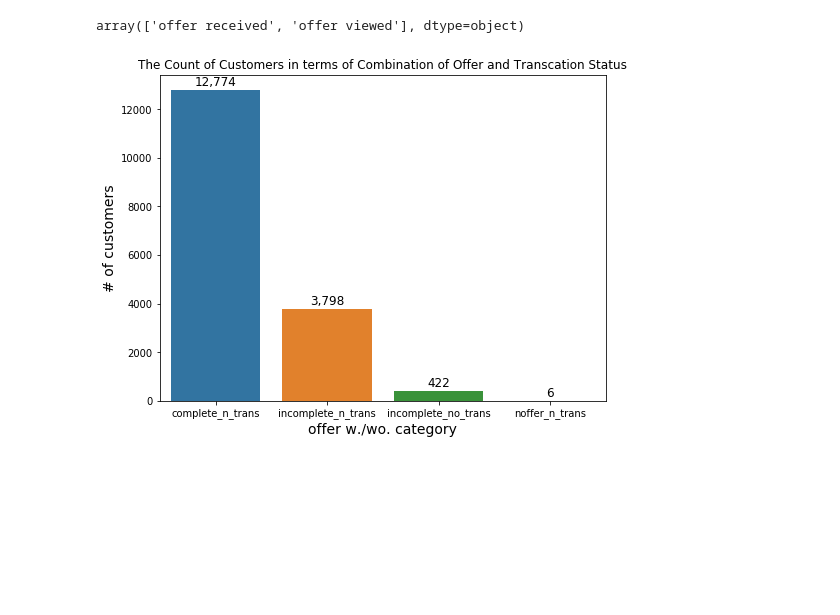
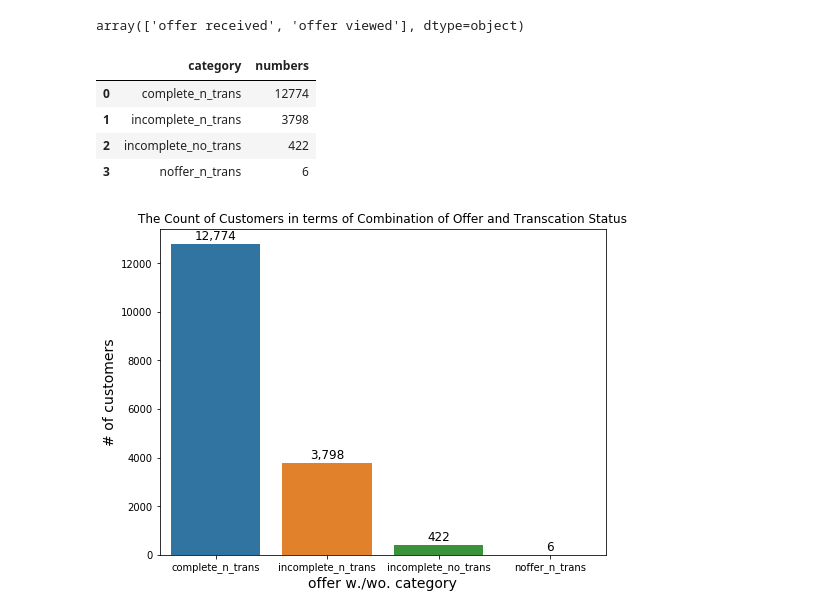
Before and after one commit to catherinecao123/DS_Starbucks-Capstone-Project, a Jupyter notebook: Starbucks_Capstone_notebook.ipynb, the cells around one changed output. Saved outputs shown, nothing was run; the diff lists cells and outputs as text; code cells hidden in the pictures; blank space fills up the shorter version.

```diff
--- a/Starbucks_Capstone_notebook.ipynb
+++ b/Starbucks_Capstone_notebook.ipynb
@@ -599,5 +599,17 @@ incomplete_no_trans=customer_no_offer[customer_no_offer.event != "transaction"]
 incomplete_no_trans.event.unique()
 # %% [output]
 array(['offer received', 'offer viewed'], dtype=object)
+# %%
+# put the 4 numbers into a data frame
+data={"category":["complete_n_trans","incomplete_n_trans", "incomplete_no_trans", "noffer_n_trans"],
+      "numbers":[complete_n_trans, incomplete_n_trans, incomplete_no_trans, noffer_n_trans]}
+count_compare = pd.DataFrame(data, columns=['category', 'numbers'])
+count_compare
+# %% [output]
+|  | category | numbers |
+| 0 | complete_n_trans | 12774 |
+| 1 | incomplete_n_trans | 3798 |
+| 2 | incomplete_no_trans | 422 |
+| 3 | noffer_n_trans | 6 |
 # %%
 # plot the detailed numbers of the customers regarding the response to offers and making transcations
```
Also changed, not shown: parts of 42 cells of this notebook.
